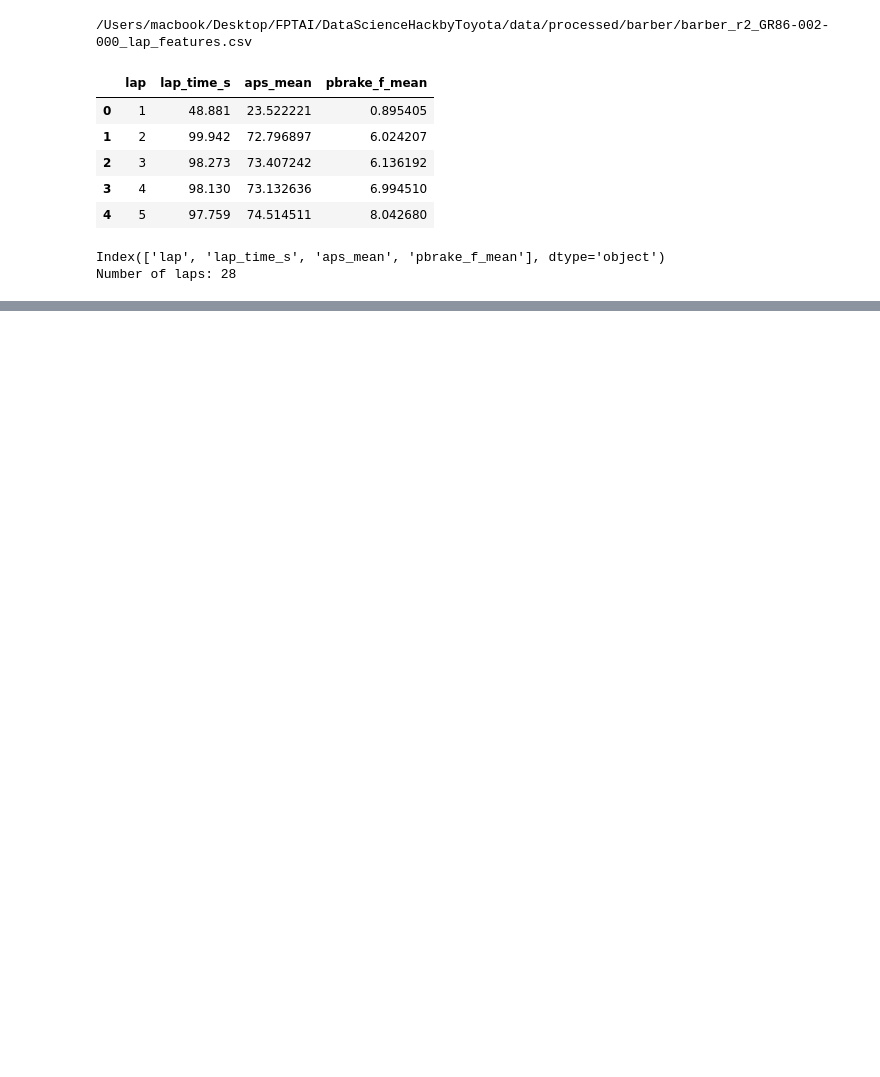
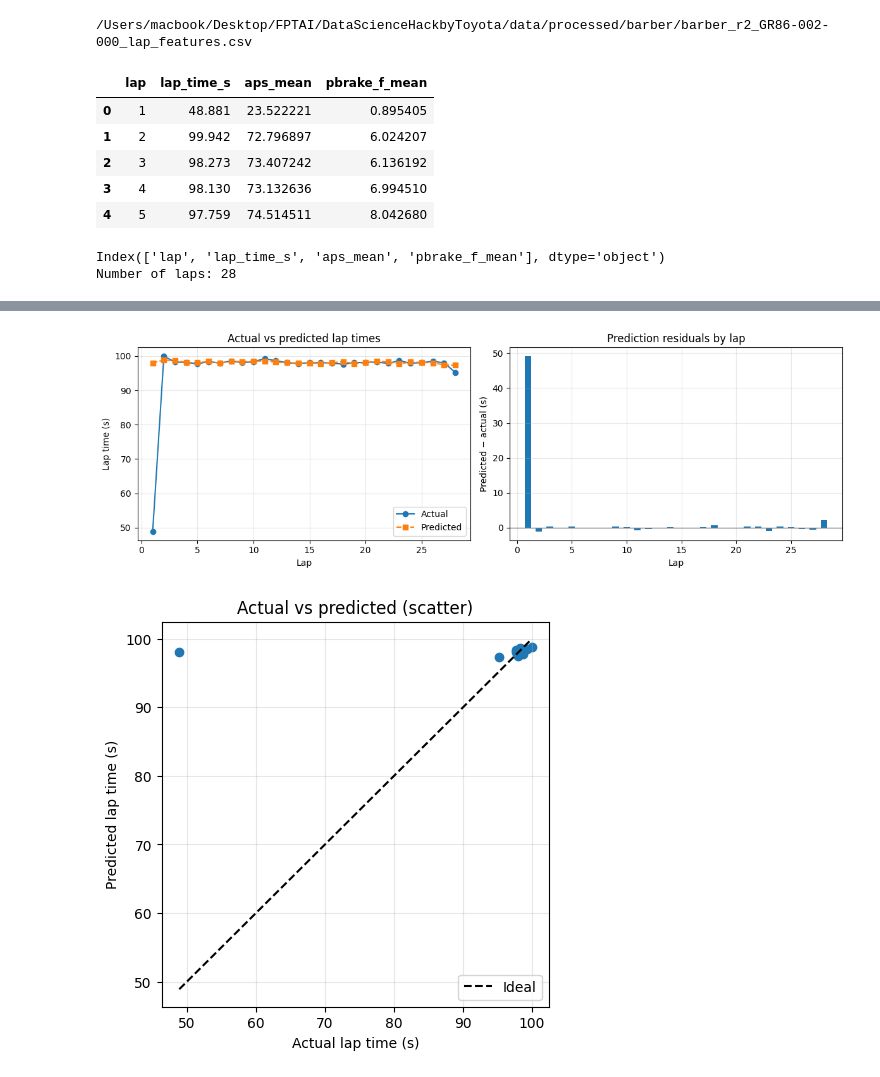
Before and after one commit to ngstephen1/DataScienceHackbyToyota, a Jupyter notebook: notebooks/11_barber_predictive_model.ipynb, the cells around one changed output, grey strips where cells are left out. Saved outputs shown, nothing was run; the diff lists cells and outputs as text; code cells hidden in the pictures; blank space fills up the shorter version.

```diff
--- a/notebooks/11_barber_predictive_model.ipynb
+++ b/notebooks/11_barber_predictive_model.ipynb
@@ -202,0 +176,9 @@ TypeError: train_lap_time_model() got an unexpected keyword argument 'track_id'
+# %%
+from pathlib import Path
+import sys
+
+ROOT = Path("/Users/macbook/Desktop/FPTAI/DataScienceHackbyToyota").resolve()
+if str(ROOT) not in sys.path:
+    sys.path.insert(0, str(ROOT))
+
+print("PYTHONPATH updated, project root:", ROOT)
@@ -202,0 +187,10 @@ TypeError: train_lap_time_model() got an unexpected keyword argument 'track_id'
+# %%
+import pandas as pd
+
+laps_path = ROOT / "data" / "processed" / "barber" / "barber_r2_GR86-002-000_lap_features.csv"
+print(laps_path)
+laps = pd.read_csv(laps_path)
+
+print(laps.head())
+print(laps.columns)
+print("Number of laps:", len(laps))
@@ -202,0 +248,50 @@ TypeError: train_lap_time_model() got an unexpected keyword argument 'track_id'
+# %%
+import matplotlib.pyplot as plt
+import numpy as np
+
+# --- Extract data ---
+laps_num = laps_pred["lap"].to_numpy()
+actual   = laps_pred["lap_time_s"].to_numpy()
+pred     = laps_pred["lap_time_pred_s"].to_numpy()
+residuals = pred - actual
+
+# --- Figure 1: Actual vs predicted over laps + residuals ---
+plt.figure(figsize=(12, 4))
+
+# Left: time vs lap
+plt.subplot(1, 2, 1)
+plt.plot(laps_num, actual, "o-", label="Actual")
+plt.plot(laps_num, pred, "s--", label="Predicted")
+plt.xlabel("Lap")
+plt.ylabel("Lap time (s)")
+plt.title("Actual vs predicted lap times")
+plt.grid(True, alpha=0.3)
+plt.legend()
+
+# Right: residuals (predicted - actual)
+plt.subplot(1, 2, 2)
+plt.axhline(0.0, color="gray", linewidth=1)
+plt.bar(laps_num, residuals, width=0.6)
+plt.xlabel("Lap")
+plt.ylabel("Predicted − actual (s)")
+plt.title("Prediction residuals by lap")
+plt.grid(True, alpha=0.3)
+
+plt.tight_layout()
+plt.show()
+
+# --- Figure 2: Scatter actual vs predicted ---
+plt.figure(figsize=(5, 5))
+plt.scatter(actual, pred)
+min_t = min(actual.min(), pred.min())
+max_t = max(actual.max(), pred.max())
+plt.plot([min_t, max_t], [min_t, max_t], "k--", label="Ideal")
+plt.xlabel("Actual lap time (s)")
+plt.ylabel("Predicted lap time (s)")
+plt.title("Actual vs predicted (scatter)")
+plt.legend()
+plt.grid(True, alpha=0.3)
+plt.show()
+# %% [output]
+[figure, added]
+[figure, added]
```
Also changed, not shown: parts of 7 cells of this notebook, 3 other files.
